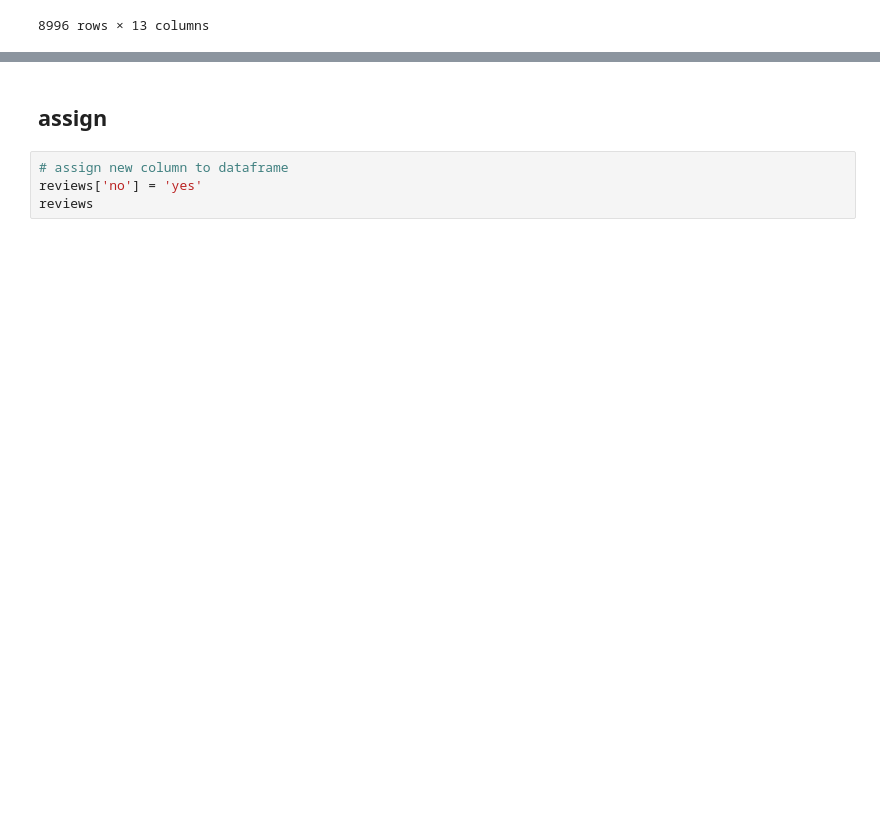
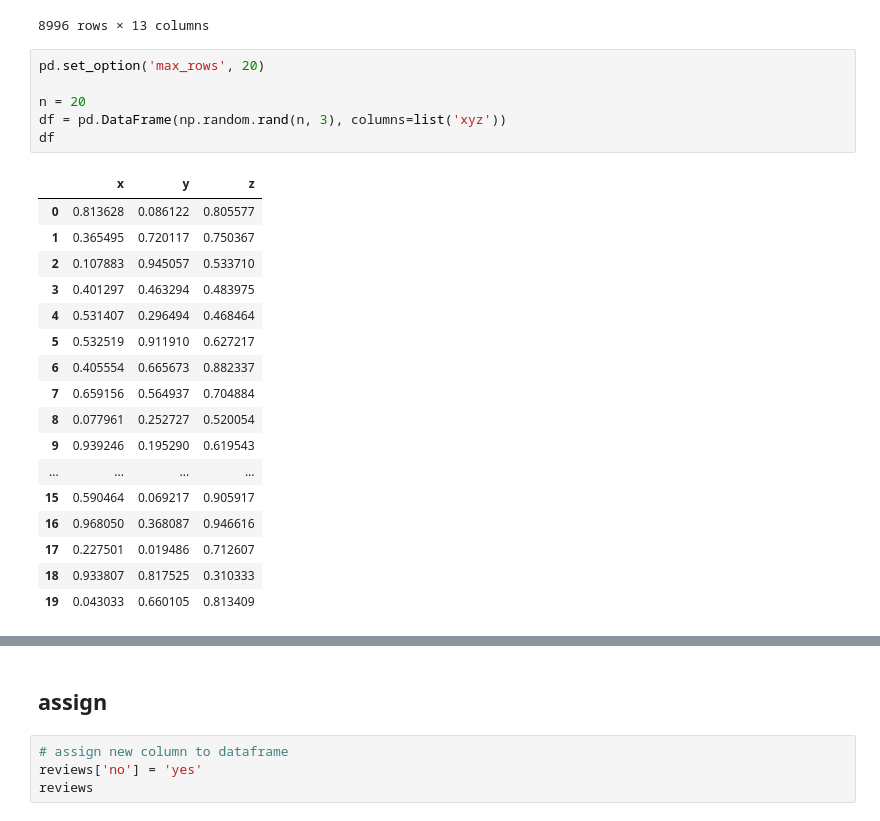
Before and after one commit to dddiiirrr3/ml, a Jupyter notebook: pandas/pandas.ipynb, the cells around one changed output, grey strips where cells are left out. Drawn from its saved outputs; the diff is of its cells as text; blank space fills up the shorter version.

```diff
--- a/pandas/pandas.ipynb
+++ b/pandas/pandas.ipynb
@@ -232,3 +232,27 @@ reviews.loc[reviews.price.isnull()]
 | 129893 | Italy | Aromas of passion fruit, hay and ... | Corte Menini | 91 | NaN | Veneto | Soave Classico | NaN | Kerin O’Keefe | ... |
 | 129964 | France | Initially quite muted, this wine ... | Domaine Saint-Rémy Herrenweg | 90 | NaN | Alsace | Alsace | NaN | Roger Voss | ... |
 8996 rows × 13 columns
+# %%
+pd.set_option('max_rows', 20)
+
+n = 20
+df = pd.DataFrame(np.random.rand(n, 3), columns=list('xyz'))
+df
+# %% [output]
+|  | x | y | z |
+| 0 | 0.813628 | 0.086122 | 0.805577 |
+| 1 | 0.365495 | 0.720117 | 0.750367 |
+| 2 | 0.107883 | 0.945057 | 0.533710 |
+| 3 | 0.401297 | 0.463294 | 0.483975 |
+| 4 | 0.531407 | 0.296494 | 0.468464 |
+| 5 | 0.532519 | 0.911910 | 0.627217 |
+| 6 | 0.405554 | 0.665673 | 0.882337 |
+| 7 | 0.659156 | 0.564937 | 0.704884 |
+| 8 | 0.077961 | 0.252727 | 0.520054 |
+| 9 | 0.939246 | 0.195290 | 0.619543 |
+| ... | ... | ... | ... |
+| 15 | 0.590464 | 0.069217 | 0.905917 |
+| 16 | 0.968050 | 0.368087 | 0.946616 |
+| 17 | 0.227501 | 0.019486 | 0.712607 |
+| 18 | 0.933807 | 0.817525 | 0.310333 |
+| 19 | 0.043033 | 0.660105 | 0.813409 |
```
Also changed, not shown: parts of 25 cells of this notebook.
